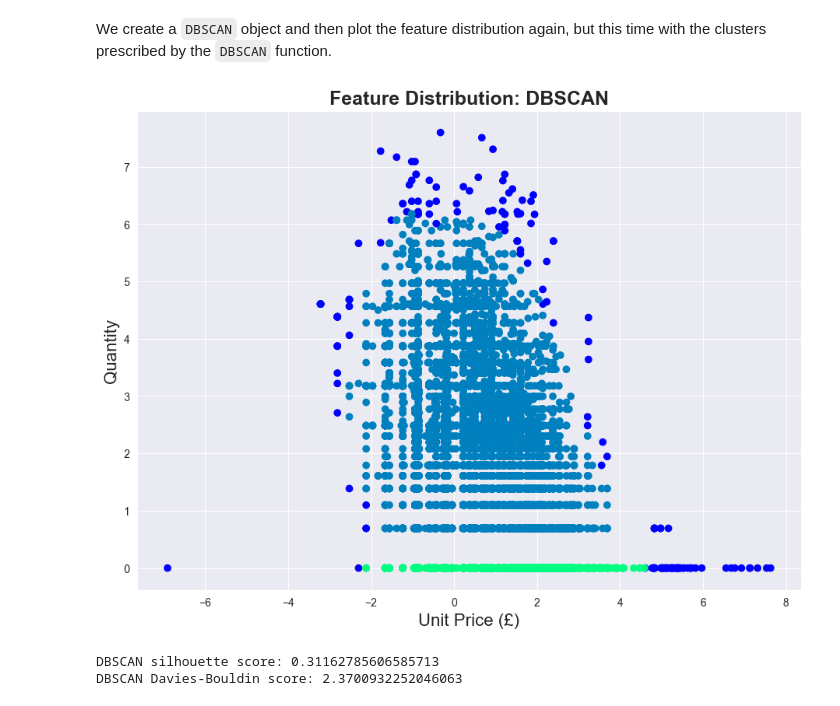
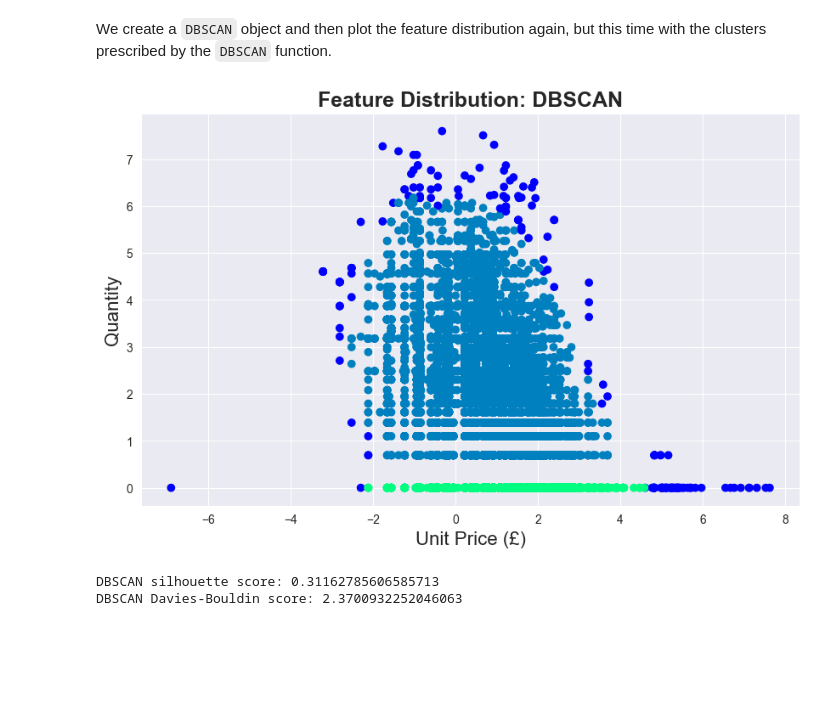
Before and after one commit to njanes/ecommerce-segmentation, a Jupyter notebook: customer-segmentation.ipynb, the cells around one changed output. Cells and saved outputs as stored; diff of their text form; code cells hidden in the pictures; blank space fills up the shorter version.

```diff
--- a/customer-segmentation.ipynb
+++ b/customer-segmentation.ipynb
@@ -228,16 +214,16 @@ We create a `DBSCAN` object and then plot the feature distribution again, but th
 # %%
 # Create DBSCAN object
 db = DBSCAN(eps = 0.5, min_samples = 50).fit(log_data)
 
 # Create scatter plot with DBSCAN clusters
-fig = plt.figure(figsize=(11,8))
+fig = plt.figure(figsize=(10,6))
 ax = fig.add_subplot(111)
 plt.scatter(data=log_data, x='UnitPrice', y='Quantity', c=db.labels_, cmap='winter')
 plt.xlabel("Unit Price (£)", fontsize = 16)
 plt.ylabel("Quantity", fontsize = 16)
 plt.title("Feature Distribution: DBSCAN", fontsize = 18, fontweight="bold");
 # %% [output]
-[figure, old version]
+[figure, new version]
 # %%
 # Calculate silhouette, Davies-Bouldin score
 dbscan_sil = silhouette_score(log_data, db.fit_predict(log_data))
```
Also changed, not shown: parts of 8 cells of this notebook, 6 other files.
